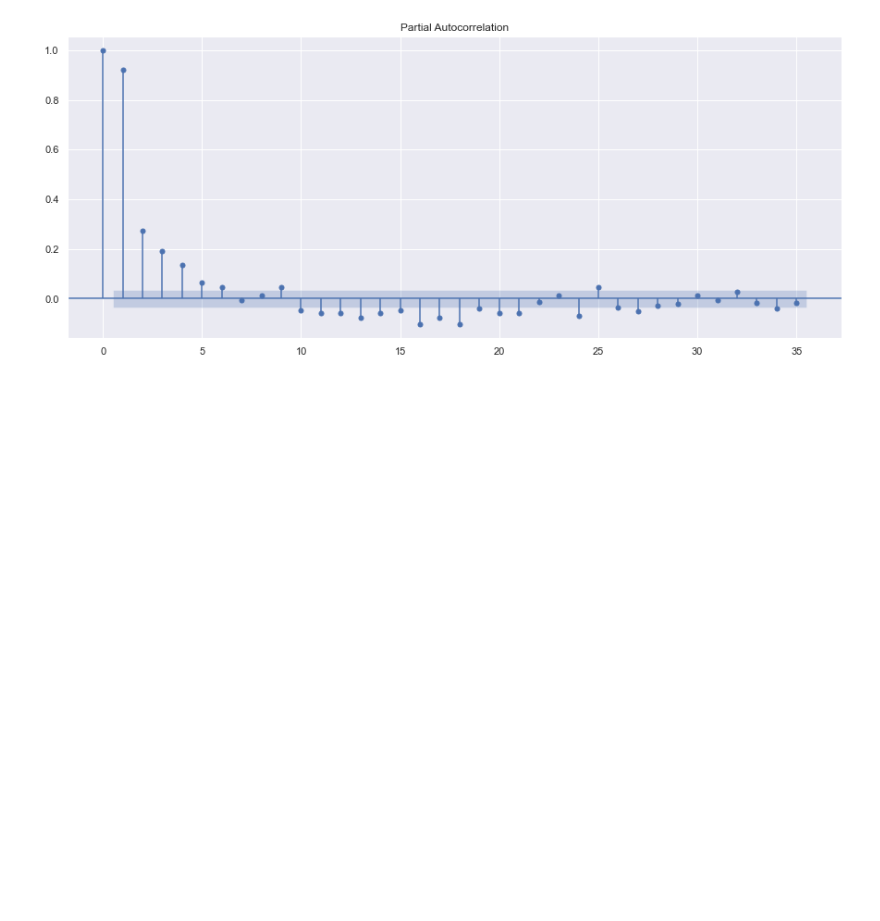
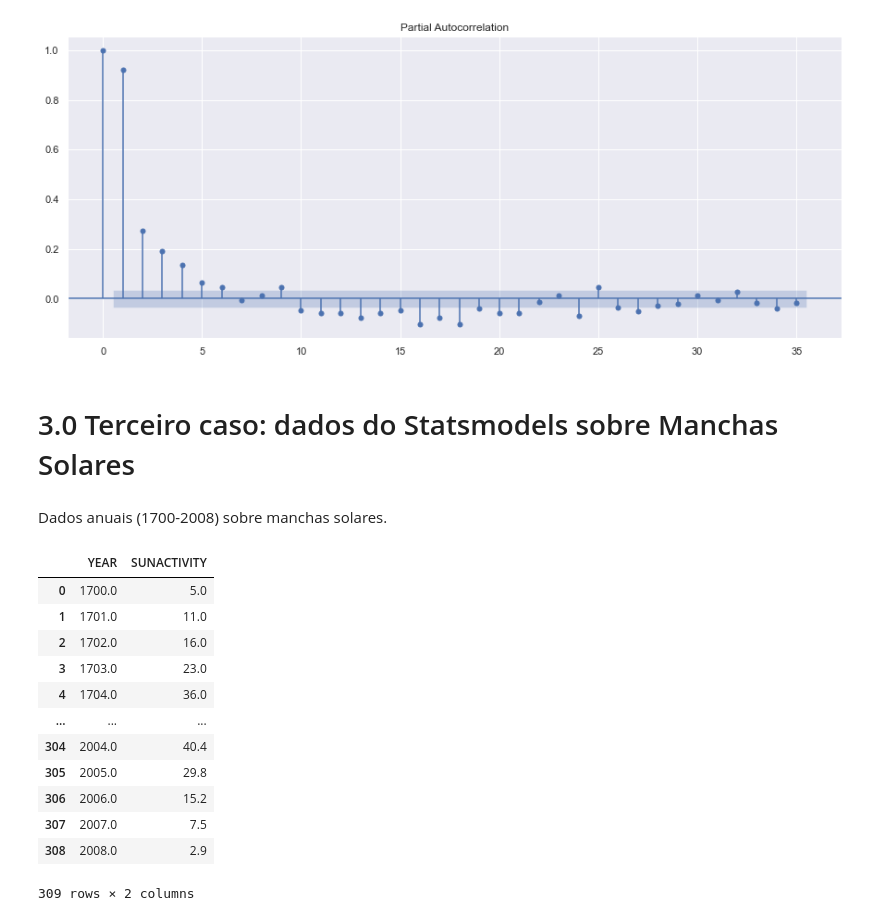
Before and after one commit to hernandesmjunior/Python-Series-Temporais, a Jupyter notebook: Curso de Séries Temporais com Python - Prof Luciano Galdino/Fundamentos de Séries Temporais/Autocorrelacao.ipynb, the cells around one changed output. Saved outputs shown, nothing was run; the diff lists cells and outputs as text; code cells hidden in the pictures; blank space fills up the shorter version.

```diff
--- a/Curso de Séries Temporais com Python - Prof Luciano Galdino/Fundamentos de Séries Temporais/Autocorrelacao.ipynb
+++ b/Curso de Séries Temporais com Python - Prof Luciano Galdino/Fundamentos de Séries Temporais/Autocorrelacao.ipynb
@@ -79,3 +80,24 @@ plot_pacf(serie2)
 plt.show()
 # %% [output]
 [figure]
+# %% [markdown]
+# 3.0 Terceiro caso: dados do Statsmodels sobre Manchas Solares
+# %% [markdown]
+Dados anuais (1700-2008) sobre manchas solares.
+# %%
+manchas_solares = sm.datasets.sunspots.load_pandas().data
+manchas_solares
+# %% [output]
+|  | YEAR | SUNACTIVITY |
+| 0 | 1700.0 | 5.0 |
+| 1 | 1701.0 | 11.0 |
+| 2 | 1702.0 | 16.0 |
+| 3 | 1703.0 | 23.0 |
+| 4 | 1704.0 | 36.0 |
+| ... | ... | ... |
+| 304 | 2004.0 | 40.4 |
+| 305 | 2005.0 | 29.8 |
+| 306 | 2006.0 | 15.2 |
+| 307 | 2007.0 | 7.5 |
+| 308 | 2008.0 | 2.9 |
+309 rows × 2 columns
```
Also changed, not shown: parts of 5 cells of this notebook.
